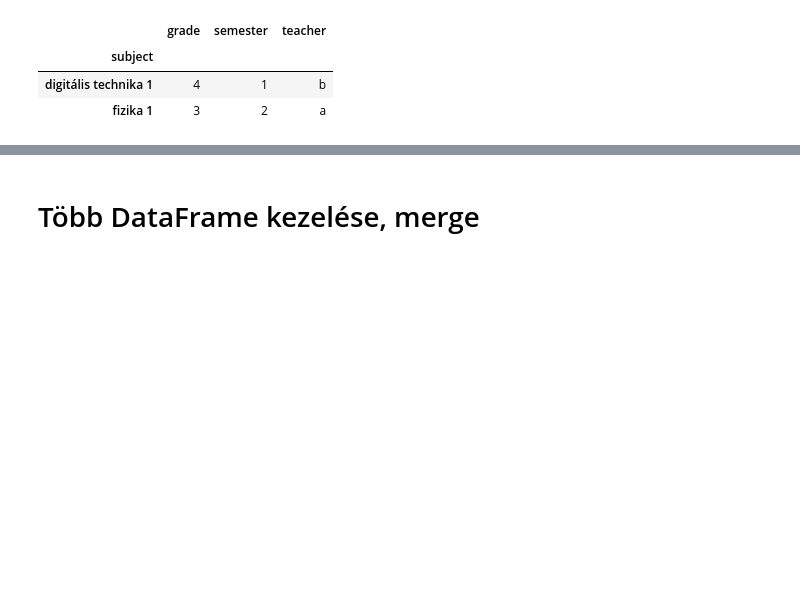
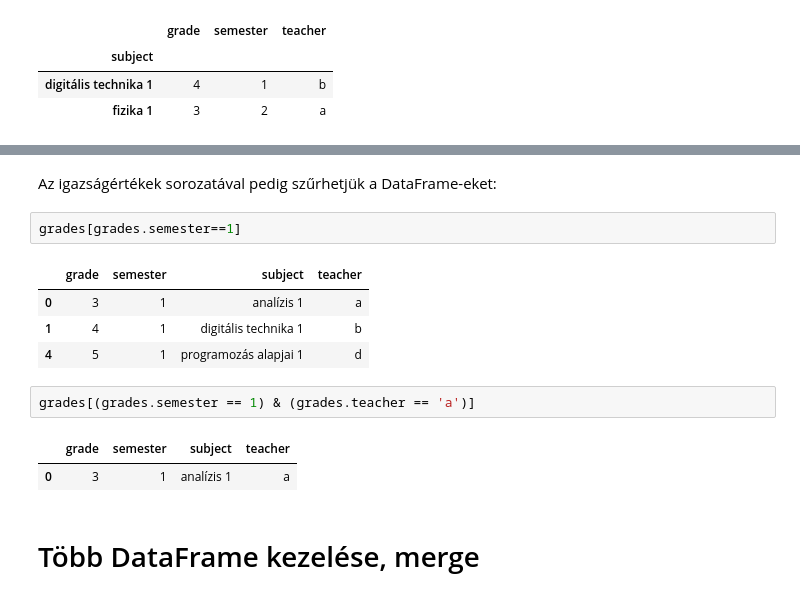
Before and after one commit to bi-labor/pandas_jupyter, a Jupyter notebook: uzleti_intelligencia/Pandas_alapok.ipynb, the cells around one changed output, grey strips where cells are left out. Cells and saved outputs as stored; diff of their text form; blank space fills up the shorter version.

```diff
--- a/uzleti_intelligencia/Pandas_alapok.ipynb
+++ b/uzleti_intelligencia/Pandas_alapok.ipynb
@@ -118,3 +166,17 @@ grades.iloc[1:3]  # utolsó index nincs benne, [1, 3)
+# %% [markdown]
+Az igazságértékek sorozatával pedig szűrhetjük a DataFrame-eket:
+# %%
+grades[grades.semester==1]
+# %% [output]
+|  | grade | semester | subject | teacher |
+| 0 | 3 | 1 | analízis 1 | a |
+| 1 | 4 | 1 | digitális technika 1 | b |
+| 4 | 5 | 1 | programozás alapjai 1 | d |
+# %%
+grades[(grades.semester == 1) & (grades.teacher == 'a')]
+# %% [output]
+|  | grade | semester | subject | teacher |
+| 0 | 3 | 1 | analízis 1 | a |
 # %% [markdown]
 # Több DataFrame kezelése, merge
 # %%
```
Also changed, not shown: parts of 7 cells of this notebook.
